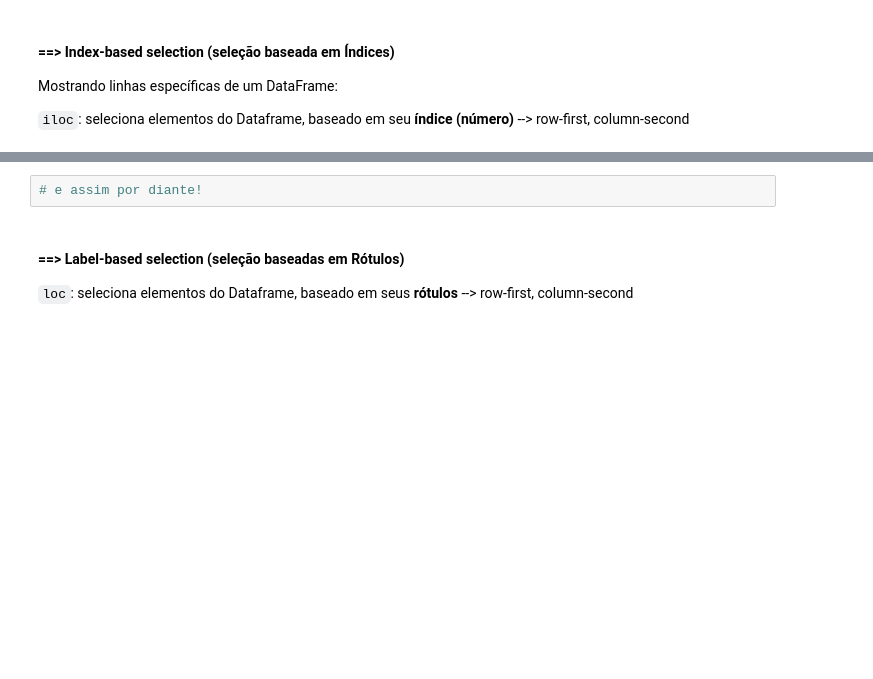
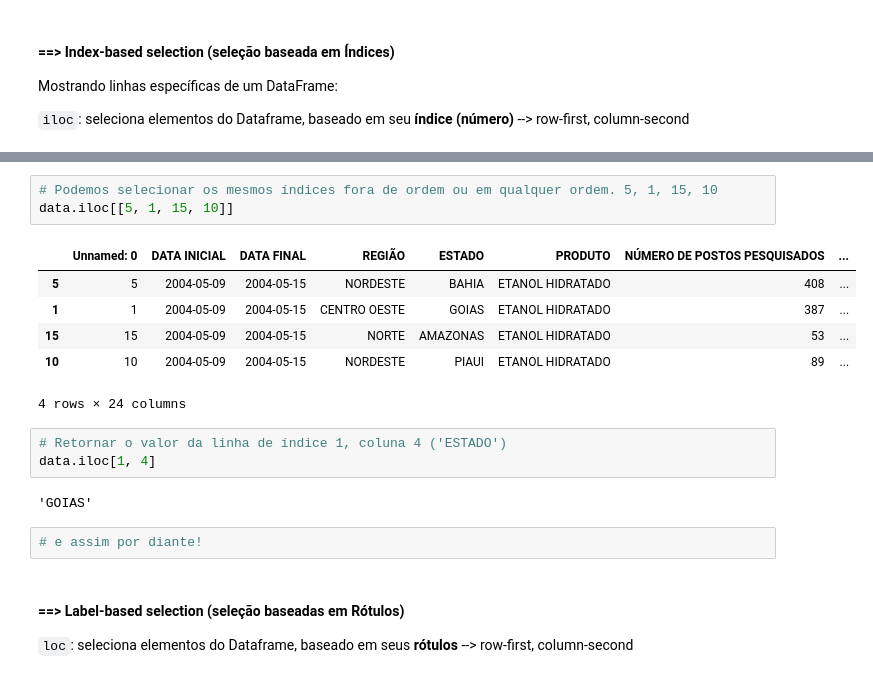
Before and after one commit to rudaaranha/pandas-essencial, a Jupyter notebook: manipulacao_de_dados_codigo_base.ipynb, the cells around one changed output, grey strips where cells are left out. Cells and saved outputs as stored; diff of their text form; blank space fills up the shorter version.

```diff
--- a/manipulacao_de_dados_codigo_base.ipynb
+++ b/manipulacao_de_dados_codigo_base.ipynb
@@ -642,3 +707,18 @@ Mostrando linhas específicas de um DataFrame:
+# %%
+# Podemos selecionar os mesmos índices fora de ordem ou em qualquer ordem. 5, 1, 15, 10
+data.iloc[[5, 1, 15, 10]]
+# %% [output]
+|  | Unnamed: 0 | DATA INICIAL | DATA FINAL | REGIÃO | ESTADO | PRODUTO | NÚMERO DE POSTOS PESQUISADOS | ... |
+| 5 | 5 | 2004-05-09 | 2004-05-15 | NORDESTE | BAHIA | ETANOL HIDRATADO | 408 | ... |
+| 1 | 1 | 2004-05-09 | 2004-05-15 | CENTRO OESTE | GOIAS | ETANOL HIDRATADO | 387 | ... |
+| 15 | 15 | 2004-05-09 | 2004-05-15 | NORTE | AMAZONAS | ETANOL HIDRATADO | 53 | ... |
+| 10 | 10 | 2004-05-09 | 2004-05-15 | NORDESTE | PIAUI | ETANOL HIDRATADO | 89 | ... |
+4 rows × 24 columns
+# %%
+# Retornar o valor da linha de índice 1, coluna 4 ('ESTADO')
+data.iloc[1, 4]
+# %% [output]
+'GOIAS'
 # %%
 # e assim por diante!
 # %% [markdown]
```
Also changed, not shown: parts of 8 cells of this notebook.
